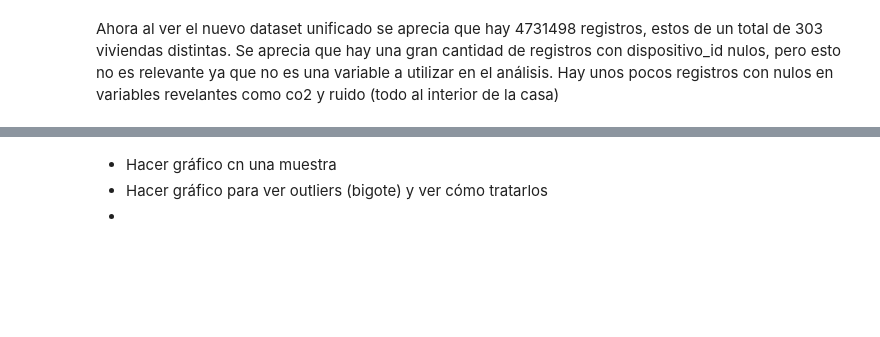
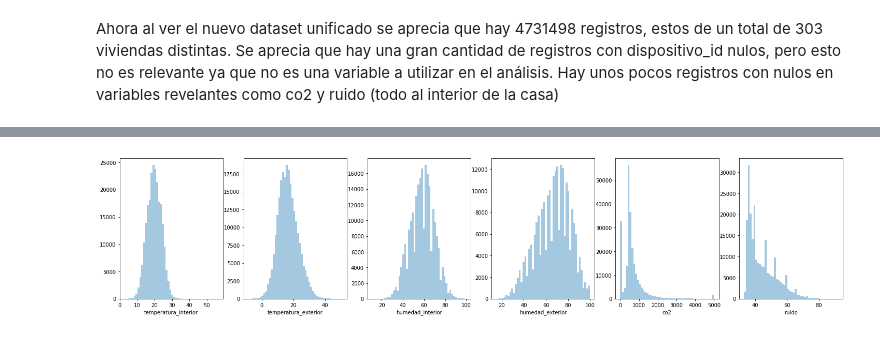
Before and after one commit to fco96/memoria, a Jupyter notebook: Memoria Francisco Olivares.ipynb, the cells around one changed output, grey strips where cells are left out. Drawn from its saved outputs; the diff is of its cells as text; code cells hidden in the pictures; blank space fills up the shorter version.

```diff
--- a/Memoria Francisco Olivares.ipynb
+++ b/Memoria Francisco Olivares.ipynb
@@ -202,15 +189,9 @@ sns.pairplot(valid_df, vars=['temperatura_x', 'humedad_x', 'temperatura_y', 'hum
 # %%
-fig, ax = plt.subplots(1, 5, figsize=(25,5))
+fig, ax = plt.subplots(1, 6, figsize=(25,5))
 
-ax
-
-variables = ['temperatura_x', 'humedad_x', 'temperatura_y', 'humedad_y', 'co2']
-
-for i in range(len(variables)):
-    sns.distplot(valid_df[variables[i]], hist=True, kde=False, ax=ax[i])
+for i in range(len(VARIABLES)):
+    sns.distplot(df_sample[VARIABLES[i]].dropna(), hist=True, kde=False, ax=ax[i])
 
 plt.show()
+# %% [output]
+[figure, added]
-# %% [markdown]
-- Hacer gráfico cn una muestra
-- Hacer gráfico para ver outliers (bigote) y ver cómo tratarlos
--
```
Also changed, not shown: parts of 16 cells of this notebook, 3 other files.
